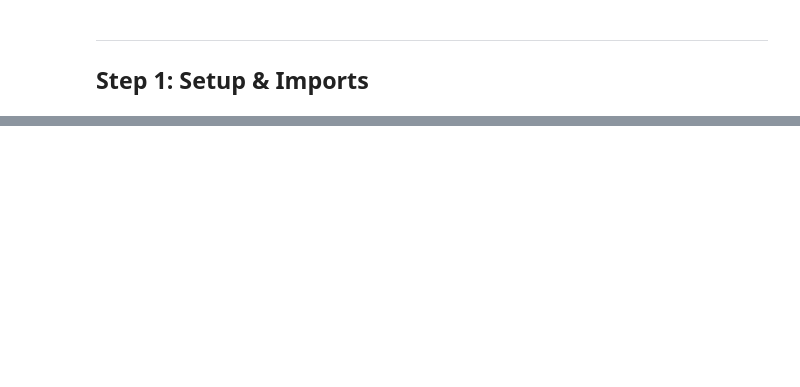
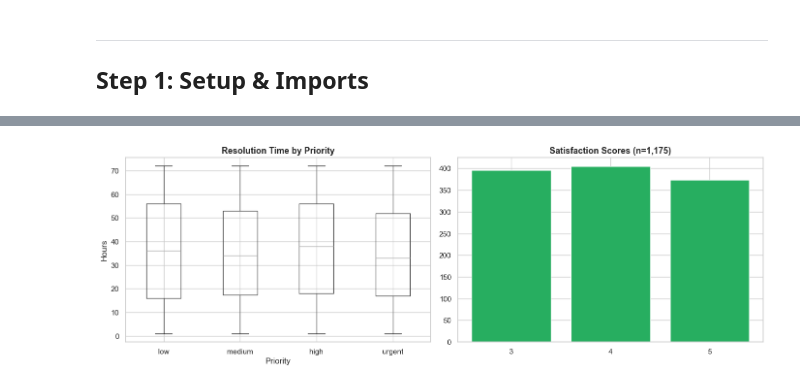
Before and after one commit to sjaivaranasi/SaaS-Product-Engagement-Analysis, a Jupyter notebook: notebooks/01_data_cleaning_eda.ipynb, the cells around one changed output, grey strips where cells are left out. Cells and saved outputs as stored; diff of their text form; code cells hidden in the pictures; blank space fills up the shorter version.

```diff
--- a/notebooks/01_data_cleaning_eda.ipynb
+++ b/notebooks/01_data_cleaning_eda.ipynb
@@ -293,0 +423,22 @@ print('  4. Build dashboard views')
+# %%
+# EDA 4: Support Analysis
+fig, axes = plt.subplots(1, 2, figsize=(14, 5))
+
+priority_order = ['low','medium','high','urgent']
+tickets['priority'] = pd.Categorical(tickets['priority'], categories=priority_order, ordered=True)
+tickets.boxplot(column='resolution_time_hours', by='priority', ax=axes[0])
+axes[0].set_title('Resolution Time by Priority', fontsize=13, fontweight='bold')
+axes[0].set_xlabel('Priority')
+axes[0].set_ylabel('Hours')
+fig.suptitle('')
+
+sat = tickets['satisfaction_score'].dropna()
+axes[1].hist(sat, bins=[2.5,3.5,4.5,5.5], color=PALETTE[1], edgecolor='white', rwidth=0.8)
+axes[1].set_title(f'Satisfaction Scores (n={len(sat):,})', fontsize=13, fontweight='bold')
+axes[1].set_xticks([3,4,5])
+
+plt.tight_layout()
+plt.savefig('../data/cleaned/eda_04_support.png', dpi=150, bbox_inches='tight')
+plt.show()
+# %% [output]
+[figure, added]
```
Also changed, not shown: parts of 46 cells of this notebook, 14 other files.
